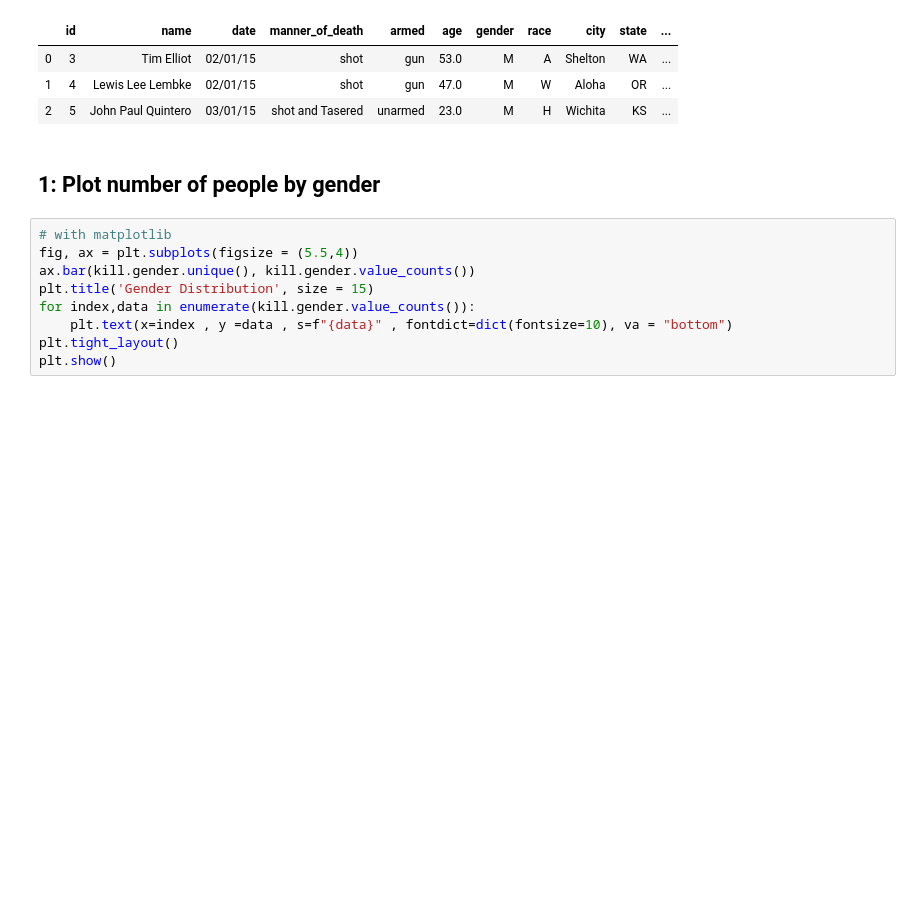
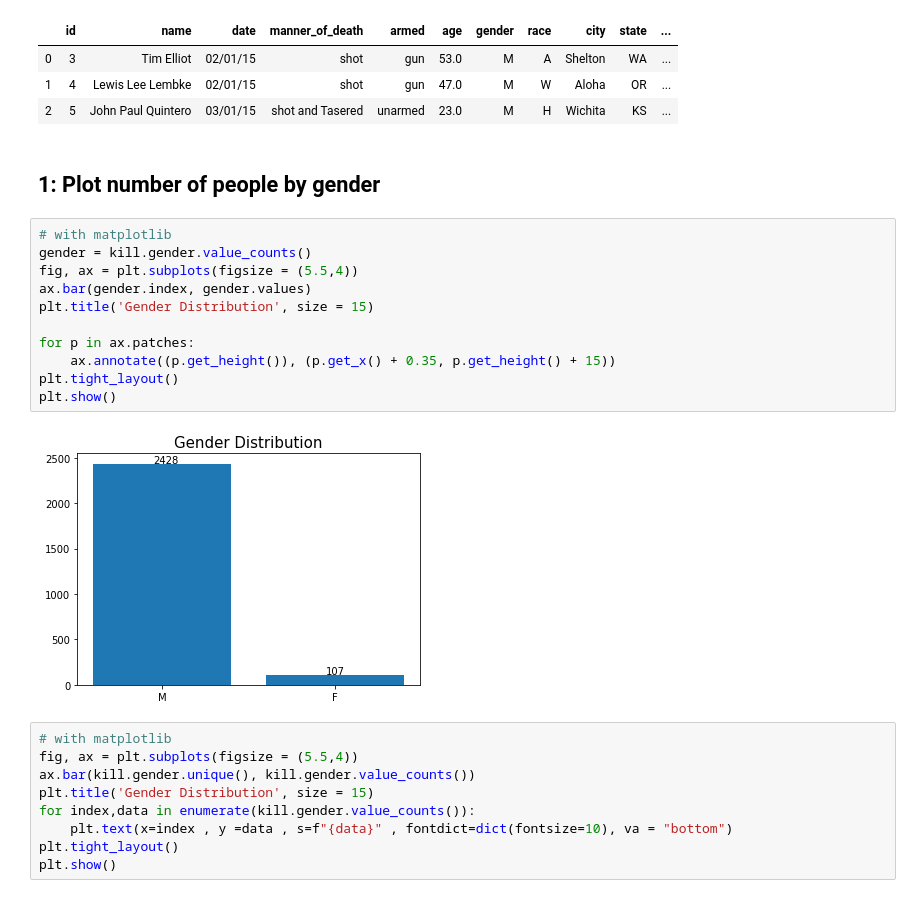
Before and after one commit to mehmetfatihdata/DAwork, a Jupyter notebook: DVwPy/DVwPy_Assignment-1.ipynb, the cells around one changed output. Saved outputs shown, nothing was run; the diff lists cells and outputs as text; blank space fills up the shorter version.

Commit message:
Matplotlib Assigment

```diff
--- a/DVwPy/DVwPy_Assignment-1.ipynb
+++ b/DVwPy/DVwPy_Assignment-1.ipynb
@@ -33,6 +33,19 @@ kill.head(3)
 | 2 | 5 | John Paul Quintero | 03/01/15 | shot and Tasered | unarmed | 23.0 | M | H | Wichita | KS | ... |
 # %% [markdown]
 ## 1: Plot number of people by gender
+# %%
+# with matplotlib
+gender = kill.gender.value_counts()
+fig, ax = plt.subplots(figsize = (5.5,4))
+ax.bar(gender.index, gender.values)
+plt.title('Gender Distribution', size = 15)
+
+for p in ax.patches:
+    ax.annotate((p.get_height()), (p.get_x() + 0.35, p.get_height() + 15))
+plt.tight_layout()
+plt.show()
+# %% [output]
+[figure, added]
 # %%
 # with matplotlib
 fig, ax = plt.subplots(figsize = (5.5,4))
```
Also changed, not shown: parts of 4 cells of this notebook.
